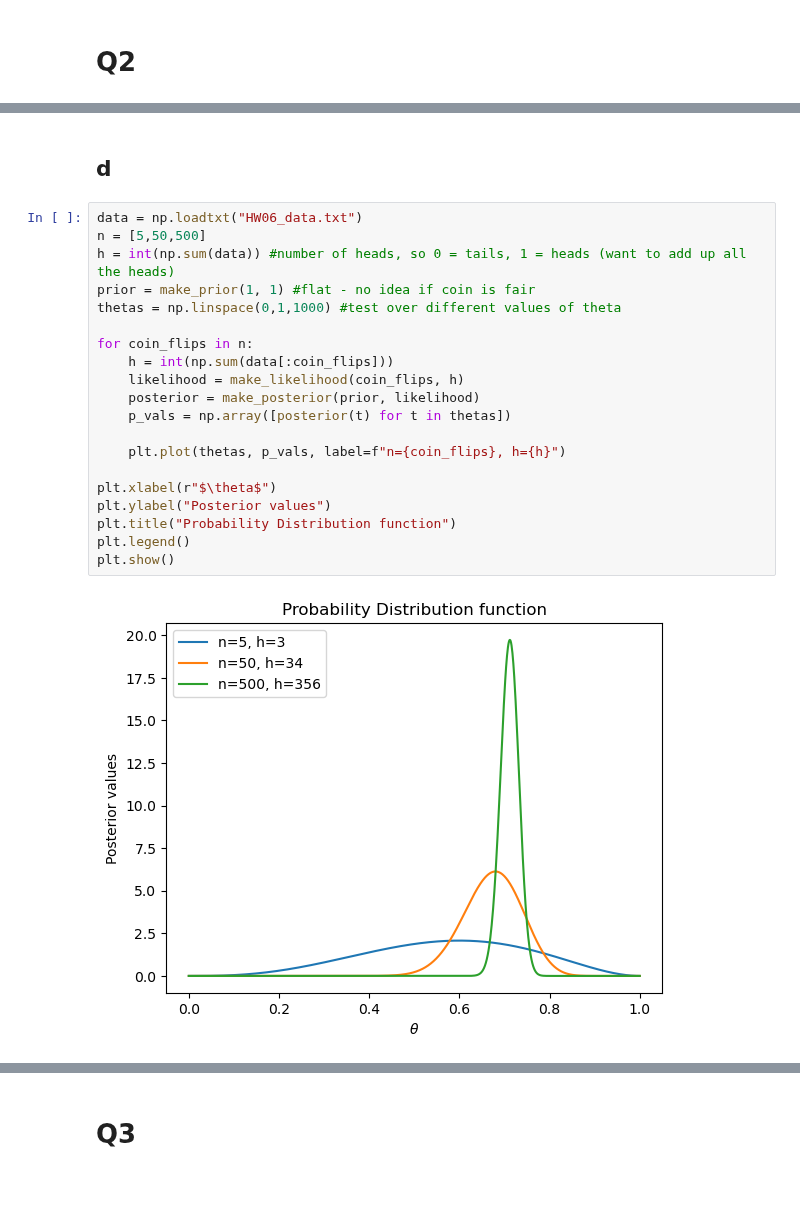
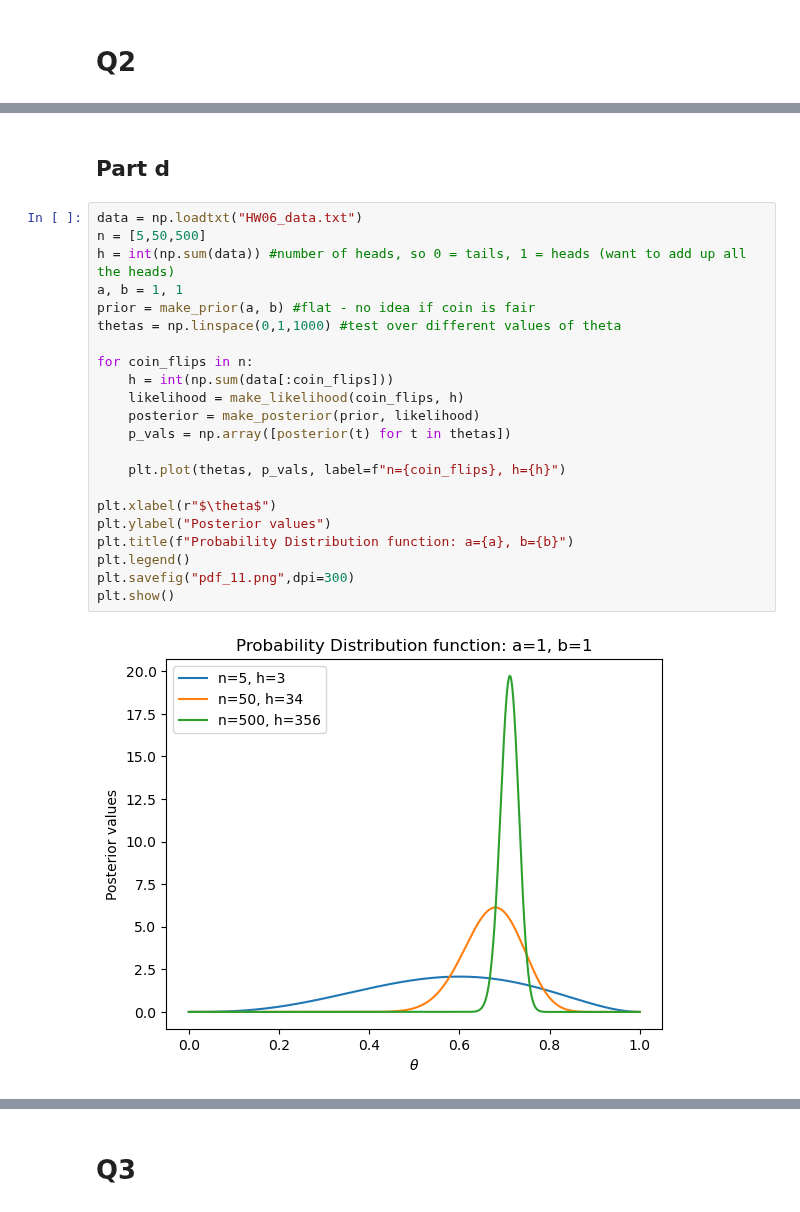
Before and after one commit to kparrine/Computational_Astro, a Jupyter notebook: C6/C6.ipynb, the cells around one changed output, grey strips where cells are left out. Cells and saved outputs as stored; diff of their text form.

```diff
--- a/C6/C6.ipynb
+++ b/C6/C6.ipynb
@@ -102,29 +109,31 @@ plt.show()
 # %% [output]
 [figure]
 # %% [markdown]
-## d
+## Part d
 # %%
 data = np.loadtxt("HW06_data.txt")
 n = [5,50,500]
 h = int(np.sum(data)) #number of heads, so 0 = tails, 1 = heads (want to add up all the heads)
-prior = make_prior(1, 1) #flat - no idea if coin is fair
+a, b = 1, 1
+prior = make_prior(a, b) #flat - no idea if coin is fair
 thetas = np.linspace(0,1,1000) #test over different values of theta
 
 for coin_flips in n:
     h = int(np.sum(data[:coin_flips]))
     likelihood = make_likelihood(coin_flips, h)
     posterior = make_posterior(prior, likelihood)
     p_vals = np.array([posterior(t) for t in thetas])
 
     plt.plot(thetas, p_vals, label=f"n={coin_flips}, h={h}")
 
 plt.xlabel(r"$\theta$")
 plt.ylabel("Posterior values")
-plt.title("Probability Distribution function")
+plt.title(f"Probability Distribution function: a={a}, b={b}")
 plt.legend()
+plt.savefig("pdf_11.png",dpi=300)
 plt.show()
 # %% [output]
-[figure, old version]
+[figure, new version]
 # %%
 data = np.loadtxt("HW06_data.txt")
 n = [5,50,500]
```
Also changed, not shown: parts of 17 cells of this notebook, 9 other files.
